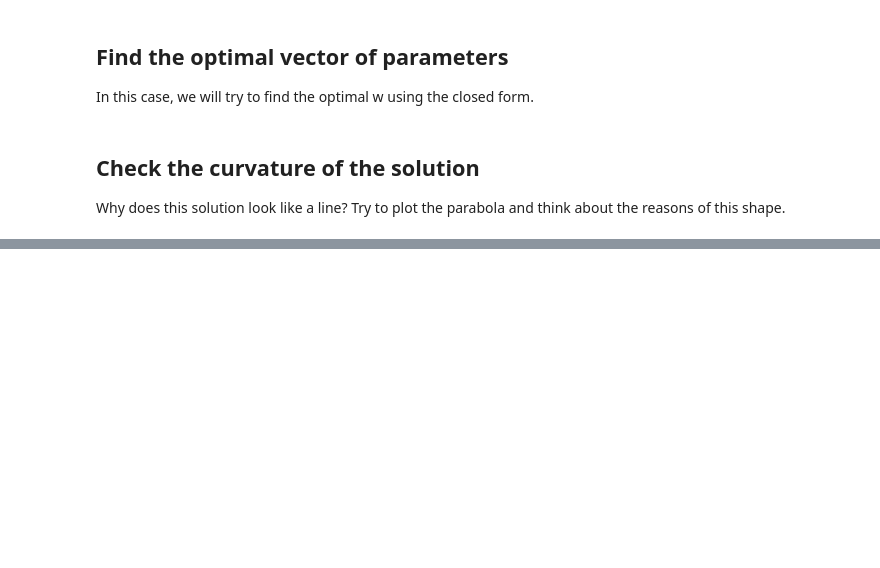
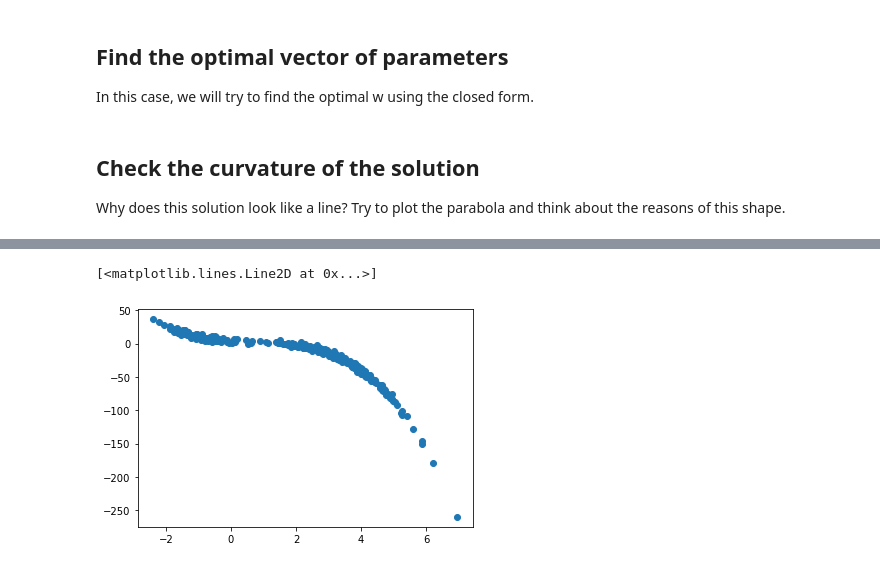
Before and after one commit to raozzo/ML, a Jupyter notebook: Exercises/Polynomial_SGD.ipynb, the cells around one changed output, grey strips where cells are left out. Saved outputs shown, nothing was run; the diff lists cells and outputs as text; code cells hidden in the pictures; blank space fills up the shorter version.

```diff
--- a/Exercises/Polynomial_SGD.ipynb
+++ b/Exercises/Polynomial_SGD.ipynb
@@ -223,0 +225,39 @@ print(w)
+# %%
+X0 = np.ones(N*3)
+X_cub = np.stack([X0,X1,X1**2,X1**3],axis=1)
+
+Y = a*X1**3 + b*X1**2 + c*X1 +d+ disturbo
+w= np.random.uniform(low= -1, high=-1, size=4)
+
+#parametri
+mini_batch_size=10
+eta = 10e-4
+max_epoch = 10000
+
+total_error=np.zeros(max_epoch+1)
+errors_epoch = np.zeros(max_epoch+1)
+
+def error_w (X,y,w):
+    error = np.sum(np.square(y-np.dot(X,w))) / 2.0
+    return error
+
+for epoch in range(max_epoch):
+
+    perm = np.random.permutation(range(y.shape[0]))
+    X_cub= X_cub[perm,:]
+    Y = Y[perm]
+    for j in range(0,N*3,mini_batch_size):
+        X_batch = X_cub[j:(j+mini_batch_size),:]
+        y_batch = Y[j:(j+mini_batch_size)]
+        errore = y_batch - np.dot(X_batch,w)
+        w = w + eta* (np.dot(np.transpose(X_batch),errore))
+
+
+x_grid = np.linspace(-2, 7, 100)
+# plot line
+plt.scatter(X1,Y_C)
+f= w[0] + x_grid * w[1] + x_grid**2 * w[2]+ x_grid**3 * w[3]
+plt.plot(x_grid,f)
+# %% [output]
+[<matplotlib.lines.Line2D at 0x...>]
+[figure, added]
```
Also changed, not shown: parts of 4 cells of this notebook.
